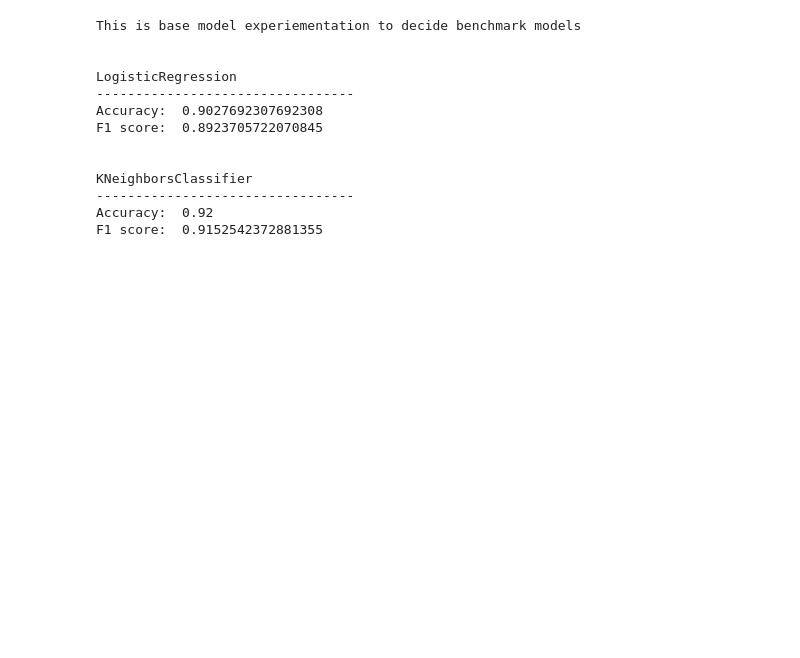
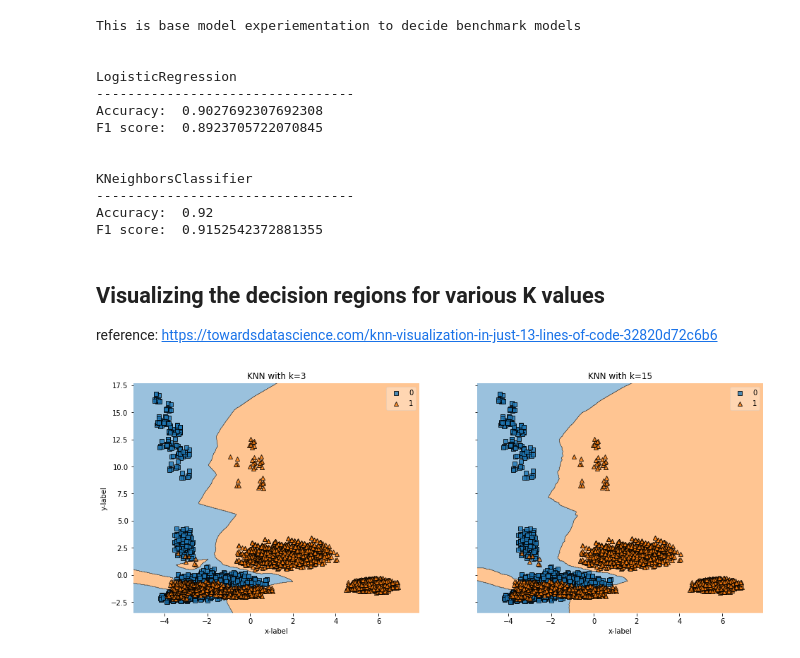
Before and after one commit to yuvrajpandya/ScikitLearn, a Jupyter notebook: KNN/Mushroom Prediction.ipynb, the cells around one changed output. Drawn from its saved outputs; the diff is of its cells as text; code cells hidden in the pictures; blank space fills up the shorter version.

Commit message:
visualizing the decision boundary of KNN

```diff
--- a/KNN/Mushroom Prediction.ipynb
+++ b/KNN/Mushroom Prediction.ipynb
@@ -448,7 +448,7 @@ from sklearn.metrics import confusion_matrix
 # %%
 # list of models to train
 logisticsRegressionModel = LR()
-KNNModel = KNN(n_neighbors=3)
+KNNModel = KNN(n_neighbors=3, n_jobs=-1)
 models = [logisticsRegressionModel, KNNModel]
 # %% [markdown]
 ###### Cross Validation
@@ -459,14 +460,14 @@ from sklearn.model_selection import KFold
 
 cv = KFold(n_splits=10, random_state=42, shuffle=True)
 
-print('Cross validation using KFolds (K=10) | Used for generlization of the model')
+print('Cross validation using KFolds (K=10) | Used for generalization of the model')
 
 for model in models:
     accuracy=[]
     print('\n')
     print(type(model).__name__)
     print('---------------------------------')
-    accuracy.append(cross_val_score(model, X_train, y_train, cv=cv, scoring='f1_macro'))
+    accuracy.append(cross_val_score(model, X_train, y_train, cv=cv, scoring='f1_macro', verbose=2))
     print('F1 scores are: ', accuracy)
     print('Mean F1 score of the model: ', np.mean(accuracy))
 # %% [output]
@@ -513,3 +544,7 @@ KNeighborsClassifier
 ---------------------------------
 Accuracy:  0.92
 F1 score:  0.9152542372881355
+# %% [markdown]
+## Visualizing the decision regions for various K values
+
+reference: https://towardsdatascience.com/knn-visualization-in-just-13-lines-of-code-32820d72c6b6
@@ -515,0 +553,23 @@ F1 score:  0.9152542372881355
+# %%
+def knn_comparison(X, y, k, axes):
+    clf = KNN(n_neighbors=k)
+    clf.fit(X, y)
+    # Plotting decision region
+    plot_decision_regions(X, y, clf=clf, legend=1, ax=axes)
+    axes.set_title('KNN with k='+str(k))
+# %%
+fig, (ax1,ax2) = plt.subplots(1,2,figsize=(16,6))
+
+knn_comparison(X_train, y_train, 3, ax1)
+knn_comparison(X_train, y_train, 15, ax2)
+# knn_comparison(X_train, y_train, 25, ax3)
+# knn_comparison(X_train, y_train, 50, ax4)
+
+for ax in (ax1,ax2):
+    ax.set(xlabel='x-label', ylabel='y-label')
+
+# Hide x labels and tick labels for top plots and y ticks for right plots.
+for ax in (ax1,ax2):
+    ax.label_outer()
+# %% [output]
+[figure, added]
```
Also changed, not shown: parts of 4 cells of this notebook.
